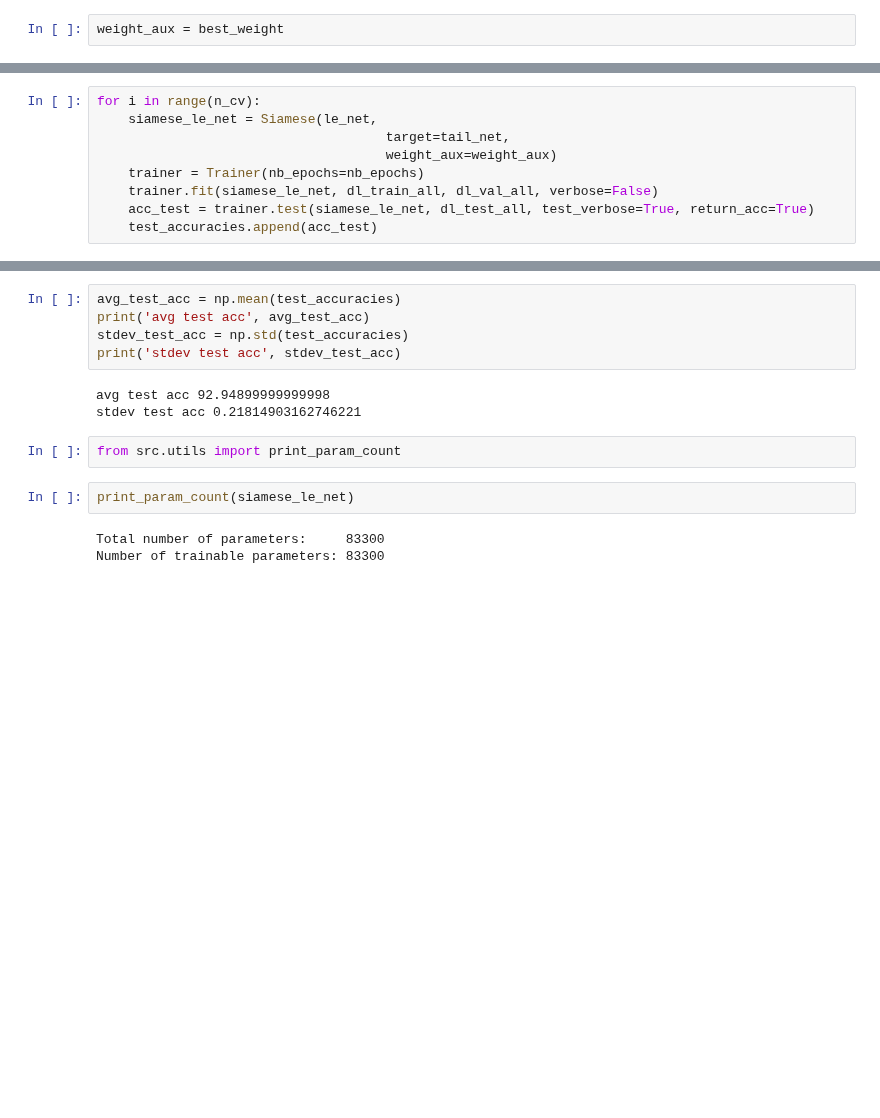
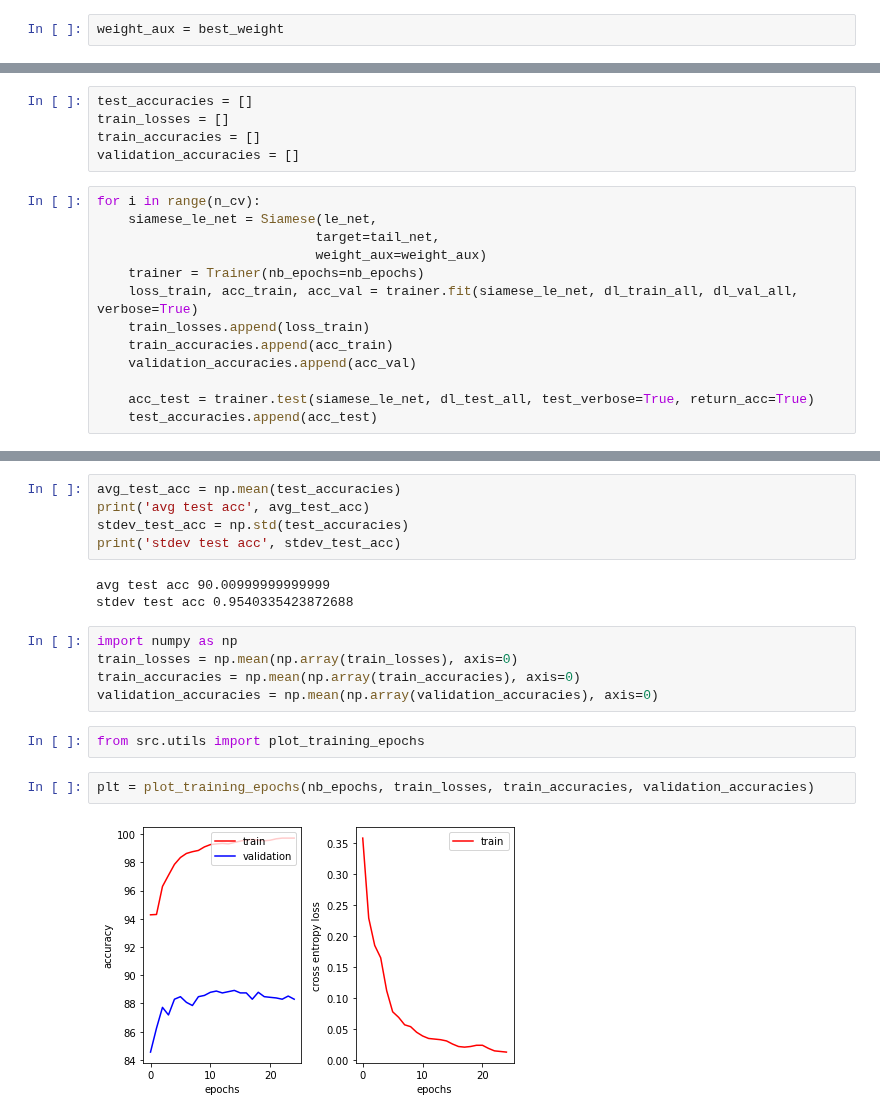
Before and after one commit to puckvg/EE-559-Team, a Jupyter notebook: Project1/conv_aux_tailnet.ipynb, the cells around one changed output, grey strips where cells are left out. Drawn from its saved outputs; the diff is of its cells as text; blank space fills up the shorter version.

Commit message:
update all plots

```diff
--- a/Project1/conv_aux_tailnet.ipynb
+++ b/Project1/conv_aux_tailnet.ipynb
@@ -75,10 +73,19 @@ test_accuracies = []
+# %%
+test_accuracies = []
+train_losses = []
+train_accuracies = []
+validation_accuracies = []
 # %%
 for i in range(n_cv):
     siamese_le_net = Siamese(le_net,
-                                     target=tail_net,
-                                     weight_aux=weight_aux)
+                            target=tail_net,
+                            weight_aux=weight_aux)
     trainer = Trainer(nb_epochs=nb_epochs)
-    trainer.fit(siamese_le_net, dl_train_all, dl_val_all, verbose=False)
+    loss_train, acc_train, acc_val = trainer.fit(siamese_le_net, dl_train_all, dl_val_all, verbose=True)
+    train_losses.append(loss_train)
+    train_accuracies.append(acc_train)
+    validation_accuracies.append(acc_val)
+
     acc_test = trainer.test(siamese_le_net, dl_test_all, test_verbose=True, return_acc=True)
     test_accuracies.append(acc_test)
 # %% [output]
@@ -98,12 +112,16 @@ print('avg test acc', avg_test_acc)
 stdev_test_acc = np.std(test_accuracies)
 print('stdev test acc', stdev_test_acc)
 # %% [output]
-avg test acc 92.94899999999998
-stdev test acc 0.21814903162746221
+avg test acc 90.00999999999999
+stdev test acc 0.9540335423872688
+# %%
+import numpy as np
+train_losses = np.mean(np.array(train_losses), axis=0)
+train_accuracies = np.mean(np.array(train_accuracies), axis=0)
+validation_accuracies = np.mean(np.array(validation_accuracies), axis=0)
 # %%
-from src.utils import print_param_count
+from src.utils import plot_training_epochs
-# %%
-print_param_count(siamese_le_net)
-# %% [output]
-Total number of parameters:     83300
-Number of trainable parameters: 83300
+# %%
+plt = plot_training_epochs(nb_epochs, train_losses, train_accuracies, validation_accuracies)
+# %% [output]
+[figure, added]
```
Also changed, not shown: parts of 2 cells of this notebook, 2 other files.
